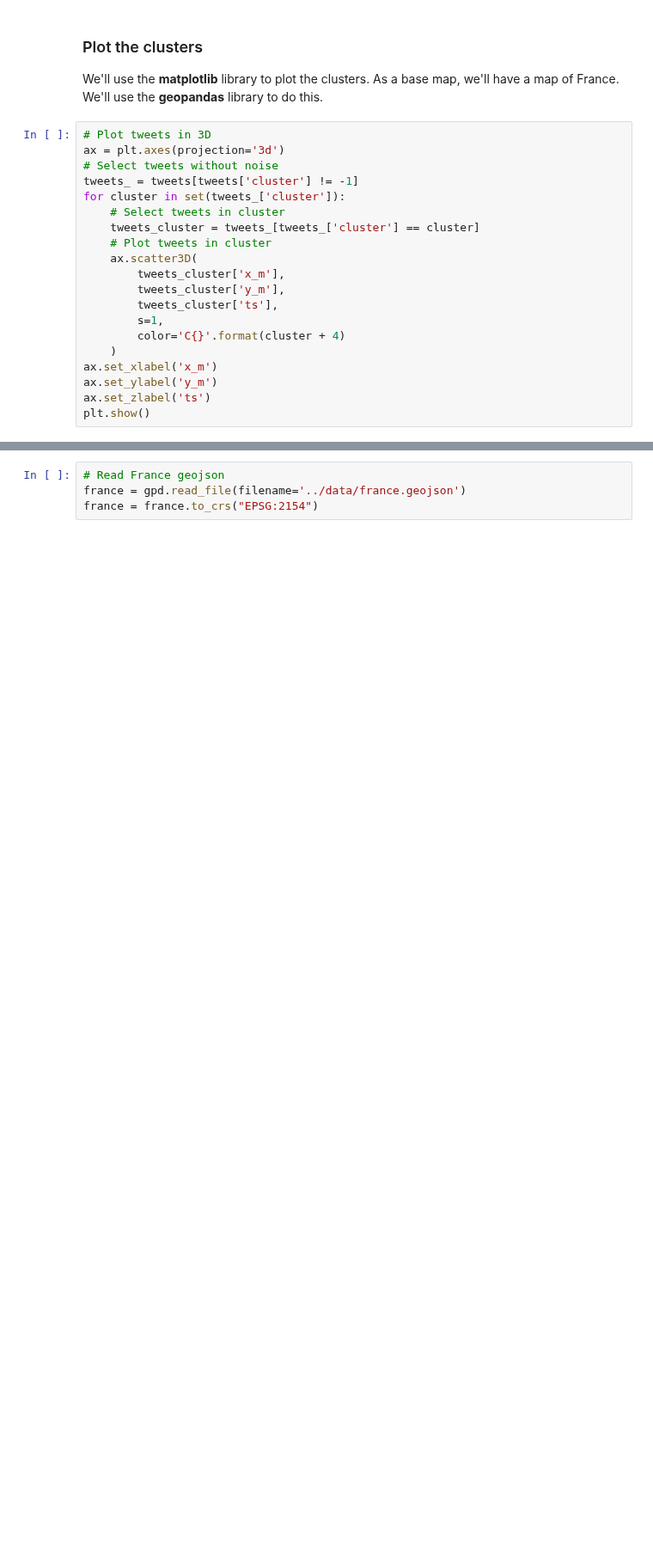
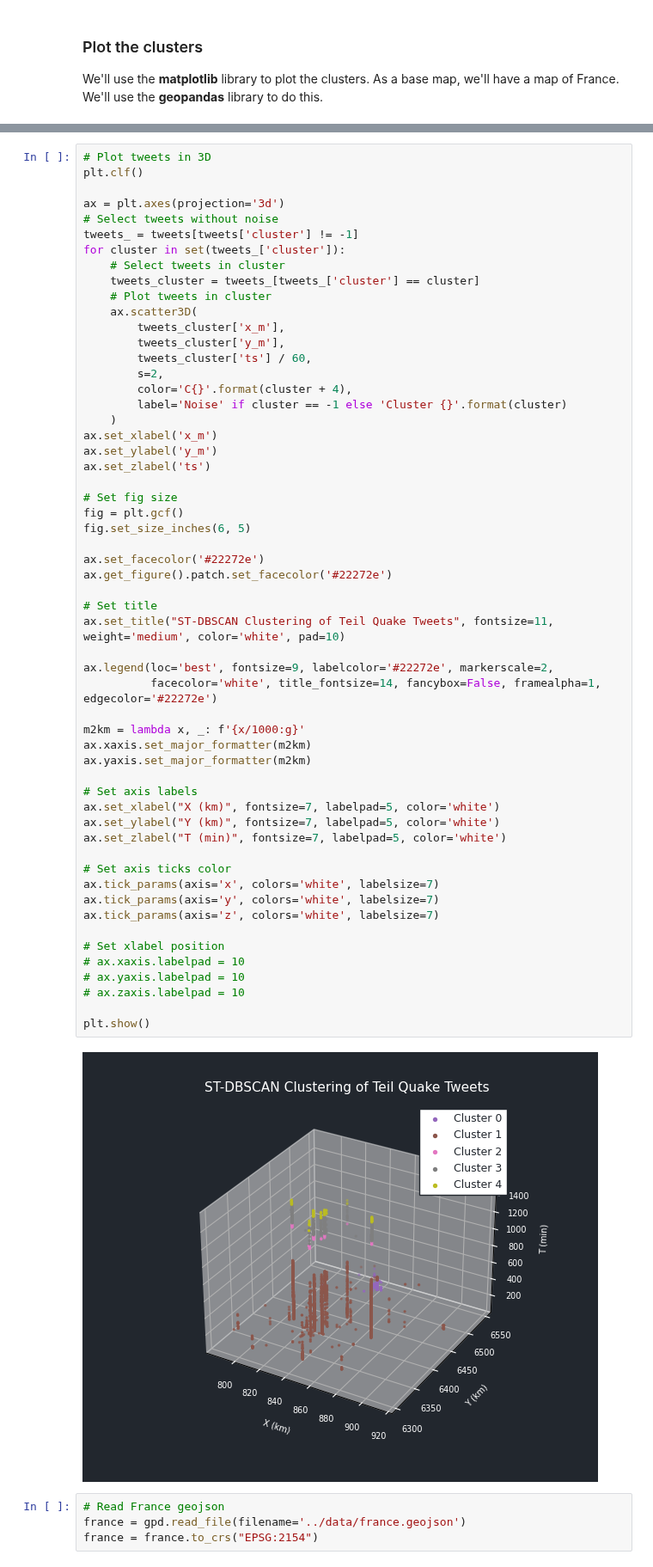
Before and after one commit to lletassey/clustering-tweets-earthquake, a Jupyter notebook: notebooks/algos/stdbscan.ipynb, the cells around one changed output, grey strips where cells are left out. Shown at 86% size. Drawn from its saved outputs; the diff is of its cells as text; blank space fills up the shorter version.

```diff
--- a/notebooks/algos/stdbscan.ipynb
+++ b/notebooks/algos/stdbscan.ipynb
@@ -203,23 +213,3 @@ hulls.head()
 ### Plot the clusters
 
 We'll use the **matplotlib** library to plot the clusters. As a base map, we'll have a map of France. We'll use the **geopandas** library to do this.
-# %%
-# Plot tweets in 3D
-ax = plt.axes(projection='3d')
-# Select tweets without noise
-tweets_ = tweets[tweets['cluster'] != -1]
-for cluster in set(tweets_['cluster']):
-    # Select tweets in cluster
-    tweets_cluster = tweets_[tweets_['cluster'] == cluster]
-    # Plot tweets in cluster
-    ax.scatter3D(
-        tweets_cluster['x_m'],
-        tweets_cluster['y_m'],
-        tweets_cluster['ts'],
-        s=1,
-        color='C{}'.format(cluster + 4)
-    )
-ax.set_xlabel('x_m')
-ax.set_ylabel('y_m')
-ax.set_zlabel('ts')
-plt.show()
@@ -228,3 +216,61 @@ plt.show()
+# %%
+# Plot tweets in 3D
+plt.clf()
+
+ax = plt.axes(projection='3d')
+# Select tweets without noise
+tweets_ = tweets[tweets['cluster'] != -1]
+for cluster in set(tweets_['cluster']):
+    # Select tweets in cluster
+    tweets_cluster = tweets_[tweets_['cluster'] == cluster]
+    # Plot tweets in cluster
+    ax.scatter3D(
+        tweets_cluster['x_m'],
+        tweets_cluster['y_m'],
+        tweets_cluster['ts'] / 60,
+        s=2,
+        color='C{}'.format(cluster + 4),
+        label='Noise' if cluster == -1 else 'Cluster {}'.format(cluster)
+    )
+ax.set_xlabel('x_m')
+ax.set_ylabel('y_m')
+ax.set_zlabel('ts')
+
+# Set fig size
+fig = plt.gcf()
+fig.set_size_inches(6, 5)
+
+ax.set_facecolor('#22272e')
+ax.get_figure().patch.set_facecolor('#22272e')
+
+# Set title
+ax.set_title("ST-DBSCAN Clustering of Teil Quake Tweets", fontsize=11, weight='medium', color='white', pad=10)
+
+ax.legend(loc='best', fontsize=9, labelcolor='#22272e', markerscale=2,
+          facecolor='white', title_fontsize=14, fancybox=False, framealpha=1, edgecolor='#22272e')
+
+m2km = lambda x, _: f'{x/1000:g}'
+ax.xaxis.set_major_formatter(m2km)
+ax.yaxis.set_major_formatter(m2km)
+
+# Set axis labels
+ax.set_xlabel("X (km)", fontsize=7, labelpad=5, color='white')
+ax.set_ylabel("Y (km)", fontsize=7, labelpad=5, color='white')
+ax.set_zlabel("T (min)", fontsize=7, labelpad=5, color='white')
+
+# Set axis ticks color
+ax.tick_params(axis='x', colors='white', labelsize=7)
+ax.tick_params(axis='y', colors='white', labelsize=7)
+ax.tick_params(axis='z', colors='white', labelsize=7)
+
+# Set xlabel position
+# ax.xaxis.labelpad = 10
+# ax.yaxis.labelpad = 10
+# ax.zaxis.labelpad = 10
+
+plt.show()
+# %% [output]
+[figure, added]
 # %%
 # Read France geojson
 france = gpd.read_file(filename='../data/france.geojson')
```
Also changed, not shown: parts of 9 cells of this notebook, 4 other files.
